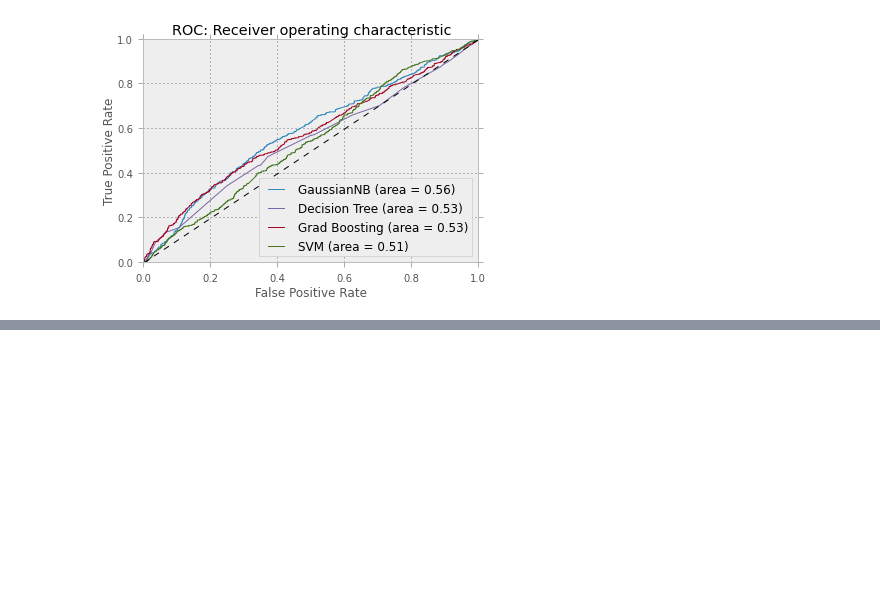
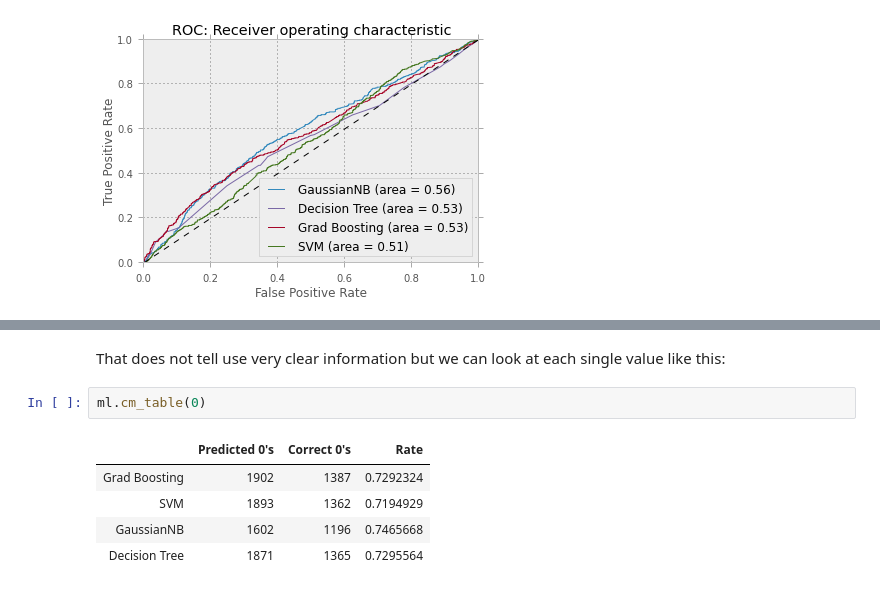
Before and after one commit to danielfrg/copper, a Jupyter notebook: examples/catalog/Post_2.ipynb, the cells around one changed output, grey strips where cells are left out. Drawn from its saved outputs; the diff is of its cells as text; blank space fills up the shorter version.

```diff
--- a/examples/catalog/Post_2.ipynb
+++ b/examples/catalog/Post_2.ipynb
@@ -129,0 +170,10 @@ ml.roc()
+# %% [markdown]
+That does not tell use very clear information but we can look at each single value like this:
+# %%
+ml.cm_table(0)
+# %% [output]
+|  | Predicted 0's | Correct 0's | Rate |
+| Grad Boosting | 1902 | 1387 | 0.7292324 |
+| SVM | 1893 | 1362 | 0.7194929 |
+| GaussianNB | 1602 | 1196 | 0.7465668 |
+| Decision Tree | 1871 | 1365 | 0.7295564 |
```
Also changed, not shown: parts of 35 cells of this notebook, 6 other files.
